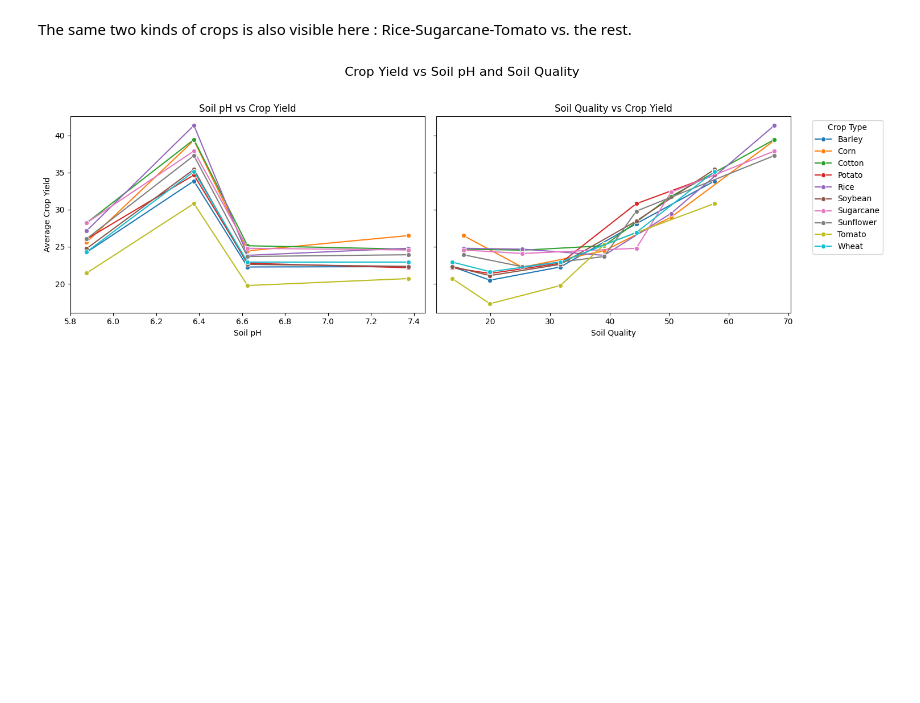
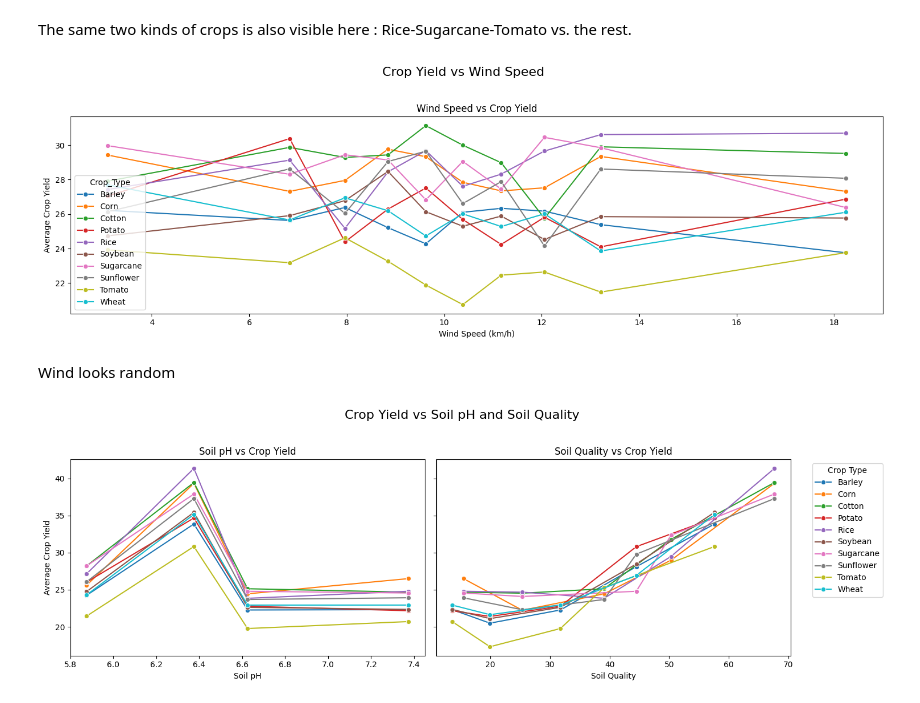
Before and after one commit to joqb/StackFuel_Portfolio, a Jupyter notebook: notebooks/01_exploration.ipynb, the cells around one changed output. Drawn from its saved outputs; the diff is of its cells as text; code cells hidden in the pictures; blank space fills up the shorter version.

Commit message:
Wind and EDA comments

```diff
--- a/notebooks/01_exploration.ipynb
+++ b/notebooks/01_exploration.ipynb
@@ -274,6 +274,30 @@ fig.tight_layout(rect=[0, 0, 1, 0.95])
 [figure]
 # %% [markdown]
 The same two kinds of crops is also visible here : Rice-Sugarcane-Tomato vs. the rest.
+# %%
+# Wind_speed vs Crop Yield
+df['wind_bin'] = pd.qcut(df['Wind_Speed'], q=10, duplicates='drop')
+
+# Numeric midpoint for each bin
+df['wind_bin_mid'] = df['wind_bin'].apply(lambda x: x.mid).astype(float)
+binned = df.groupby(['Crop_Type', 'wind_bin_mid'])['Crop_Yield'].mean().reset_index()
+
+df['soil_bin'] = pd.qcut(df['Soil_Quality'], q=10, duplicates='drop')
+df['soil_bin_mid'] = df['soil_bin'].apply(lambda x: x.mid).astype(float)
+
+binned_soil = df.groupby(['Crop_Type', 'soil_bin_mid'])['Crop_Yield'].mean().reset_index()
+
+fig, ax = plt.subplots(figsize=(15, 5))
+sns.lineplot(x='wind_bin_mid', y='Crop_Yield', hue='Crop_Type', marker='o',  data=binned)
+fig.suptitle('Crop Yield vs Wind Speed', fontsize=16)
+ax.set_title('Wind Speed vs Crop Yield')
+ax.set_xlabel('Wind Speed (km/h)')
+ax.set_ylabel('Average Crop Yield')
+fig.tight_layout(rect=[0, 0, 1, 0.95])
+# %% [output]
+[figure, added]
+# %% [markdown]
+Wind looks random
 # %%
 # Soil pH vs Crop Yield
 df['pH_bin'] = pd.qcut(df['Soil_pH'], q=10, duplicates='drop')
```
Also changed, not shown: parts of 2 cells of this notebook.
